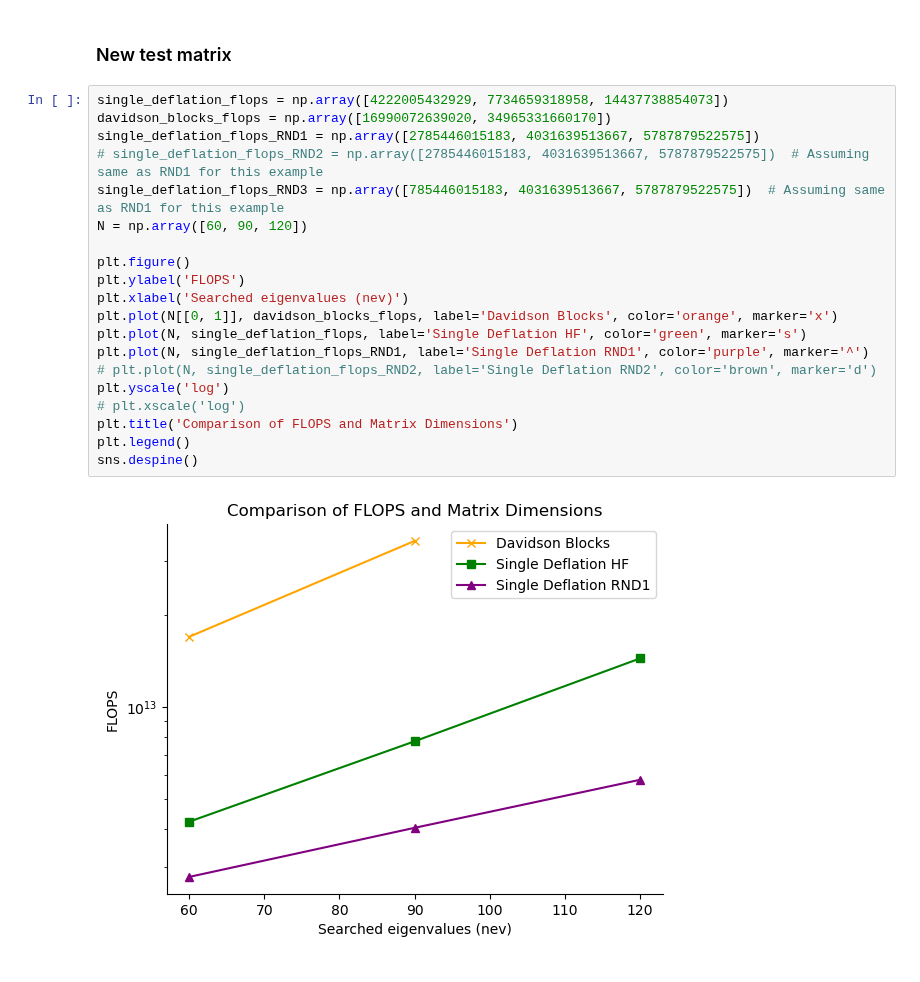
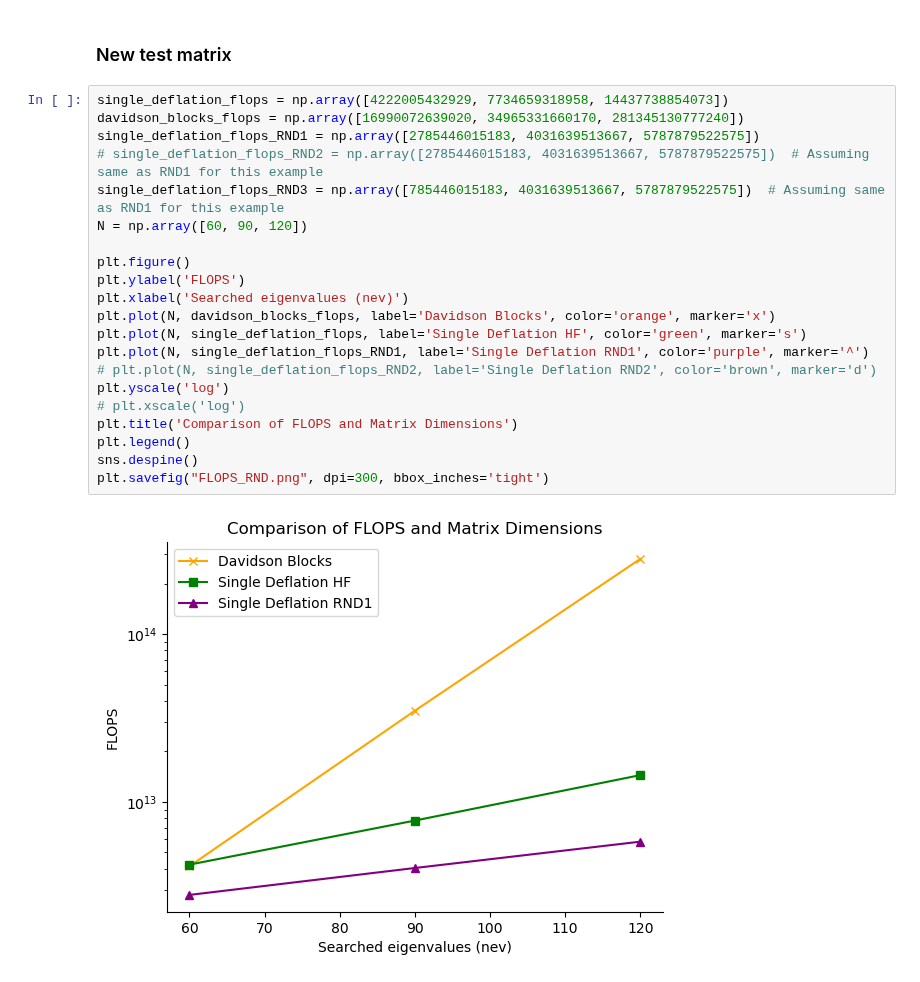
Before and after one commit to framere/Final_codes_MA, a Jupyter notebook: plot_comp_time.ipynb, the cells around one changed output. Saved outputs shown, nothing was run; the diff lists cells and outputs as text.

```diff
--- a/plot_comp_time.ipynb
+++ b/plot_comp_time.ipynb
@@ -83,23 +83,24 @@ sns.despine()
 ### New test matrix
 # %%
 single_deflation_flops = np.array([4222005432929, 7734659318958, 14437738854073])
-davidson_blocks_flops = np.array([16990072639020, 34965331660170])
+davidson_blocks_flops = np.array([16990072639020, 34965331660170, 281345130777240])
 single_deflation_flops_RND1 = np.array([2785446015183, 4031639513667, 5787879522575])
 # single_deflation_flops_RND2 = np.array([2785446015183, 4031639513667, 5787879522575])  # Assuming same as RND1 for this example
 single_deflation_flops_RND3 = np.array([785446015183, 4031639513667, 5787879522575])  # Assuming same as RND1 for this example
 N = np.array([60, 90, 120])
 
 plt.figure()
 plt.ylabel('FLOPS')
 plt.xlabel('Searched eigenvalues (nev)')
-plt.plot(N[[0, 1]], davidson_blocks_flops, label='Davidson Blocks', color='orange', marker='x')
+plt.plot(N, davidson_blocks_flops, label='Davidson Blocks', color='orange', marker='x')
 plt.plot(N, single_deflation_flops, label='Single Deflation HF', color='green', marker='s')
 plt.plot(N, single_deflation_flops_RND1, label='Single Deflation RND1', color='purple', marker='^')
 # plt.plot(N, single_deflation_flops_RND2, label='Single Deflation RND2', color='brown', marker='d')
 plt.yscale('log')
 # plt.xscale('log')
 plt.title('Comparison of FLOPS and Matrix Dimensions')
 plt.legend()
 sns.despine()
+plt.savefig("FLOPS_RND.png", dpi=300, bbox_inches='tight')
 # %% [output]
-[figure, old version]
+[figure, new version]
```
Also changed, not shown: 3 other files.
